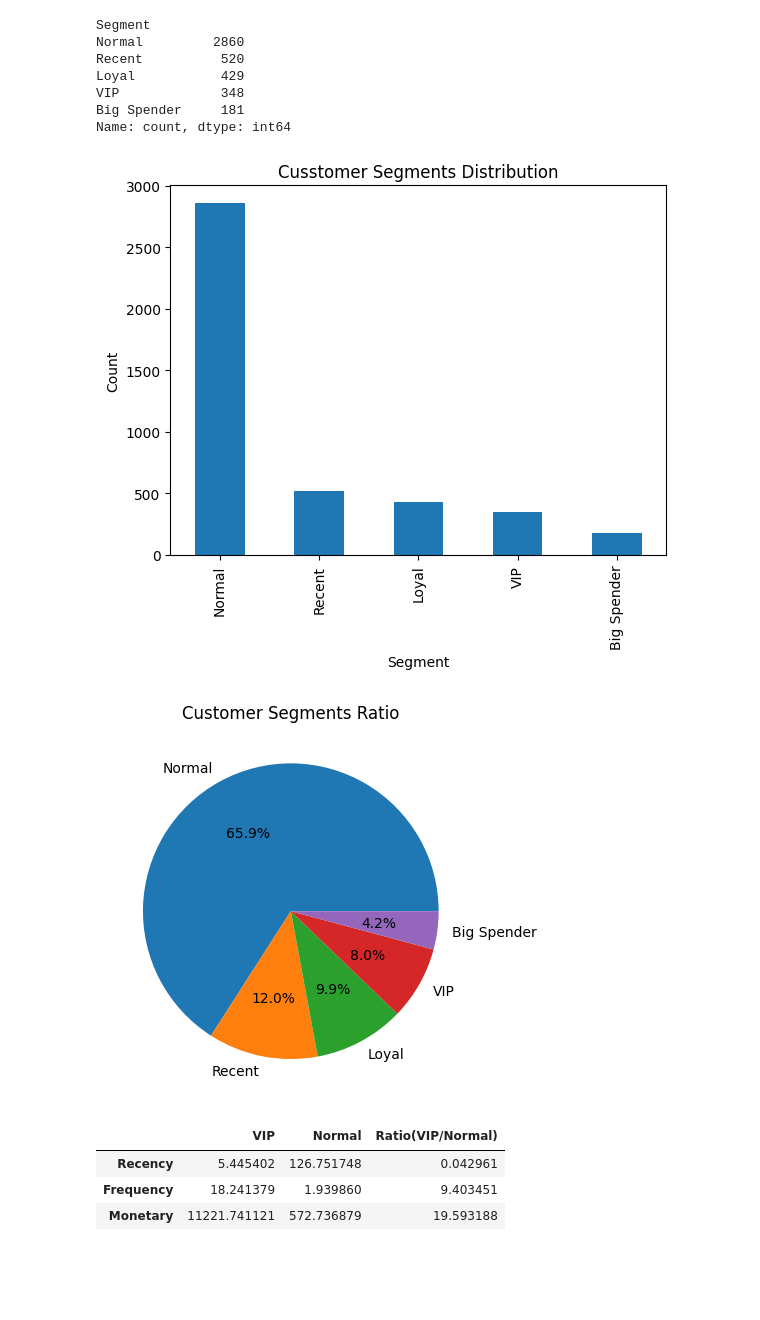
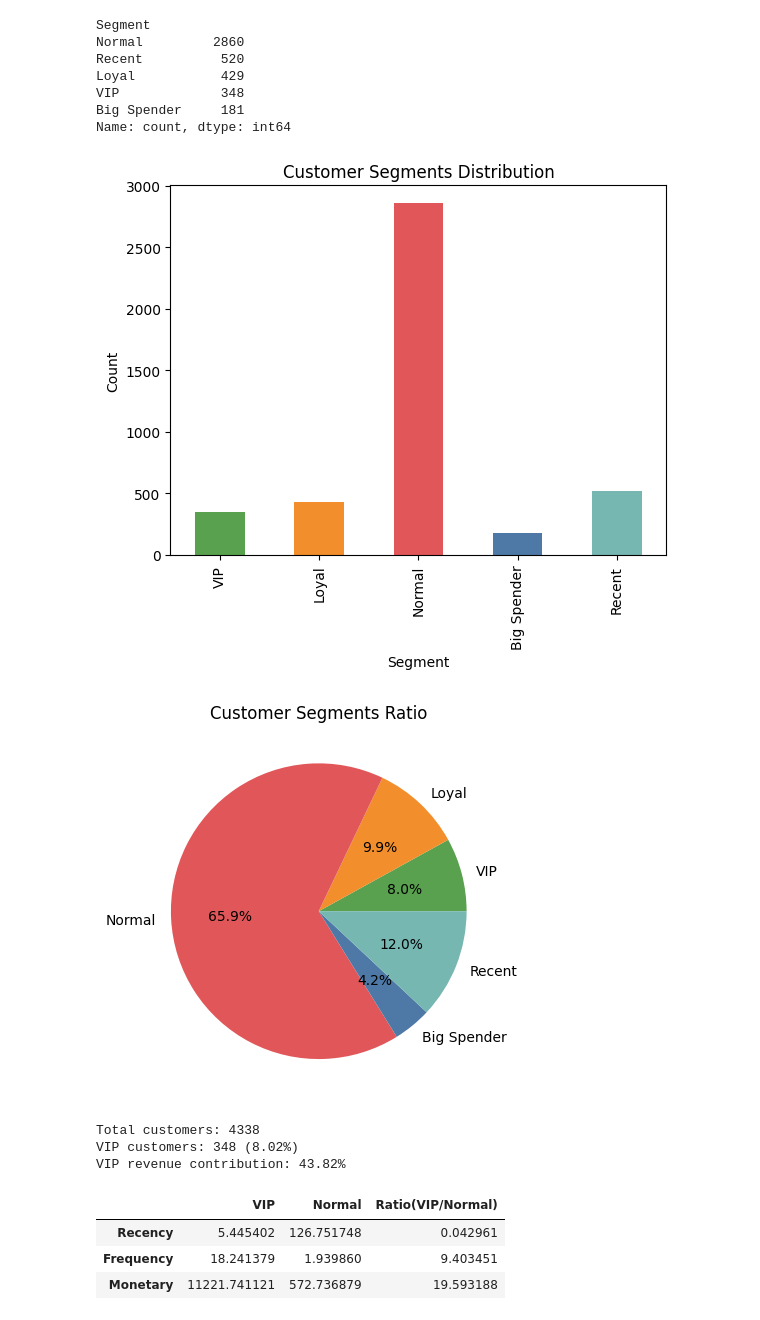
Before and after one commit to hyunsung6608/online-retail-rfm-analysis, a Jupyter notebook: notebooks/rfm_analysis.ipynb, the cells around one changed output. Drawn from its saved outputs; the diff is of its cells as text; code cells hidden in the pictures; blank space fills up the shorter version.

```diff
--- a/notebooks/rfm_analysis.ipynb
+++ b/notebooks/rfm_analysis.ipynb
@@ -440,26 +440,75 @@ Loyal           429
 VIP             348
 Big Spender     181
 Name: count, dtype: int64
+# %%
+# Tableau와 동일한 색상 매핑
+segment_colors = {
+    "VIP": "#59A14F",           # 초록
+    "Loyal": "#F28E2B",         # 주황
+    "Normal": "#E15759",        # 빨강
+    "Big Spender": "#4E79A7",   # 파랑
+    "Recent": "#76B7B2"         # 청록
+}
+
+segment_counts = rfm["Segment"].value_counts()
+segment_counts = segment_counts.reindex(segment_colors.keys())
+
+colors = [segment_colors[seg] for seg in segment_counts.index]
 # %%
 import matplotlib.pyplot as plt
 
-rfm["Segment"].value_counts().plot(kind="bar")
+segment_counts.plot(
+    kind = "bar",
+    color = colors
+)
 
-plt.title("Cusstomer Segments Distribution")
+plt.title("Customer Segments Distribution")
 plt.xlabel("Segment")
 plt.ylabel("Count")
 
 plt.show()
 # %% [output]
-[figure, old version]
+[figure, new version]
 # %%
-rfm["Segment"].value_counts().plot(kind="pie", autopct="%1.1f%%")
+import matplotlib.pyplot as plt
+
+segment_counts.plot(
+    kind = "pie",
+    autopct = "%1.1f%%",
+    colors = colors,
+)
 
 plt.title("Customer Segments Ratio")
 plt.ylabel("")
 plt.show()
 # %% [output]
-[figure, old version]
+[figure, new version]
+# %%
+# 전체 고객 수
+total_customers = rfm.index.nunique()
+
+# VIP 고객 수
+vip_customers = rfm[rfm["Segment"] == "VIP"].index.nunique()
+
+# VIP 비율
+vip_ratio = vip_customers / total_customers * 100
+
+# 전체 매출
+total_revenue = rfm["Monetary"].sum()
+
+# VIP 매출
+vip_revenue = rfm[rfm["Segment"] == "VIP"]["Monetary"].sum()
+
+# VIP 매출 비율
+vip_revenue_ratio = vip_revenue / total_revenue * 100
+
+print(f"Total customers: {total_customers}")
+print(f"VIP customers: {vip_customers} ({vip_ratio:.2f}%)")
+print(f"VIP revenue contribution: {vip_revenue_ratio:.2f}%")
+# %% [output]
+Total customers: 4338
+VIP customers: 348 (8.02%)
+VIP revenue contribution: 43.82%
 # %%
 # VIP와 Normal 비교
 vip = rfm[rfm["Segment"] == "VIP"]
```
Also changed, not shown: 6 other files.
